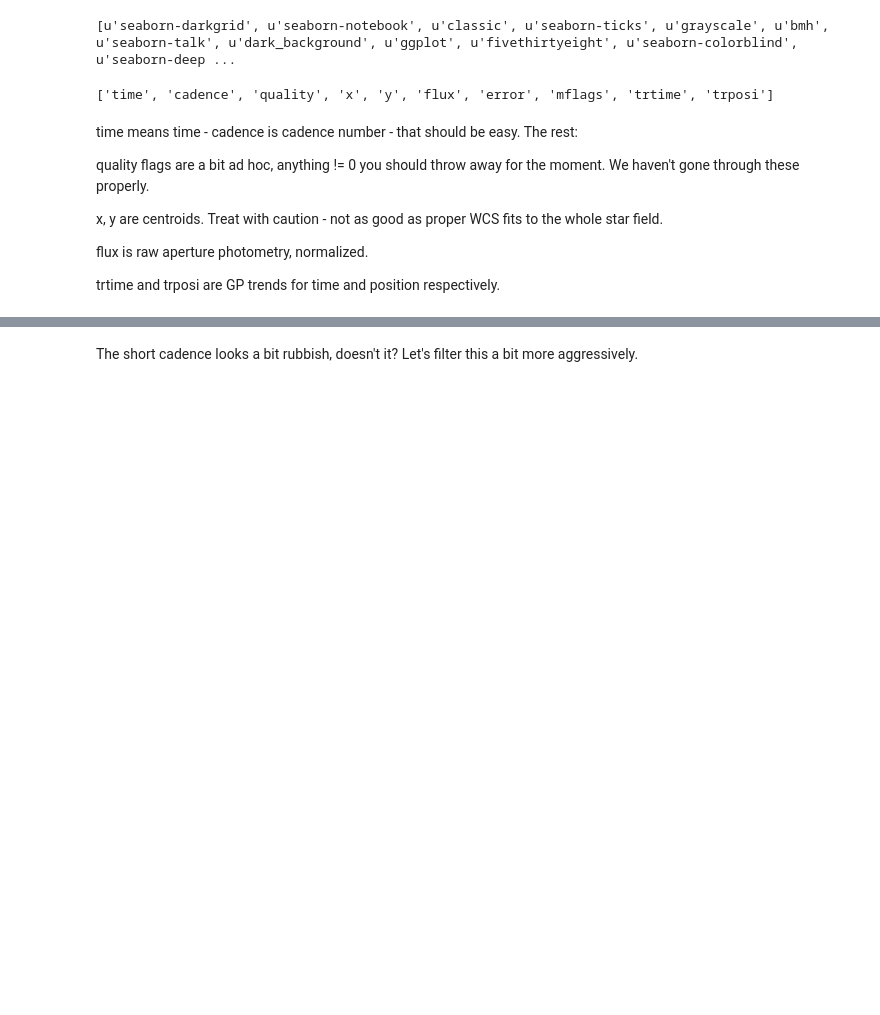
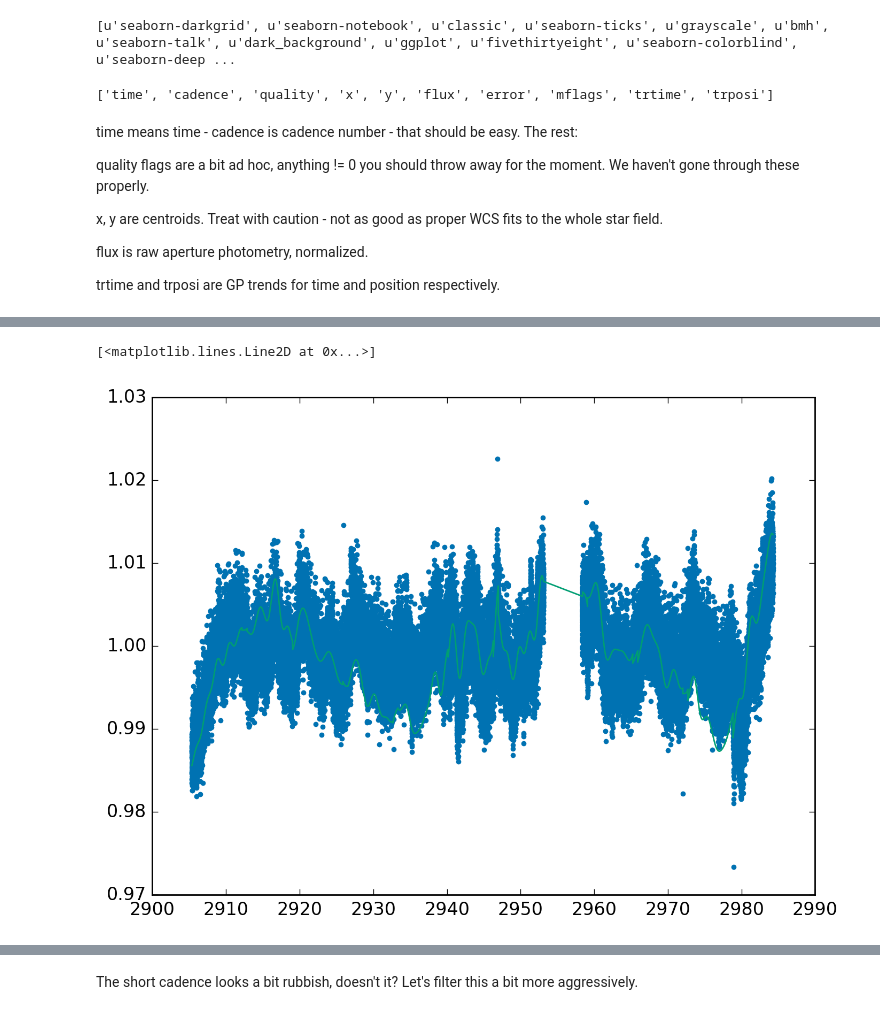
Before and after one commit to benjaminpope/trappist, a Jupyter notebook: trappist_quicklook.ipynb, the cells around one changed output, grey strips where cells are left out. Drawn from its saved outputs; the diff is of its cells as text; code cells hidden in the pictures; blank space fills up the shorter version.

```diff
--- a/trappist_quicklook.ipynb
+++ b/trappist_quicklook.ipynb
@@ -69,0 +68,11 @@ plt.plot(sc['time'],corr_flux_sc,'.')
+# %%
+# look at short cadence data
+
+# GP fit is a bit poor as you can see! Oh well
+
+new_corr = corr_flux_sc[m][n]
+plt.plot(new_time,new_corr,'.')
+plt.plot(new_time,sc['trtime'][m][n])
+# %% [output]
+[<matplotlib.lines.Line2D at 0x...>]
+[figure, added]
```
Also changed, not shown: parts of 6 cells of this notebook.
